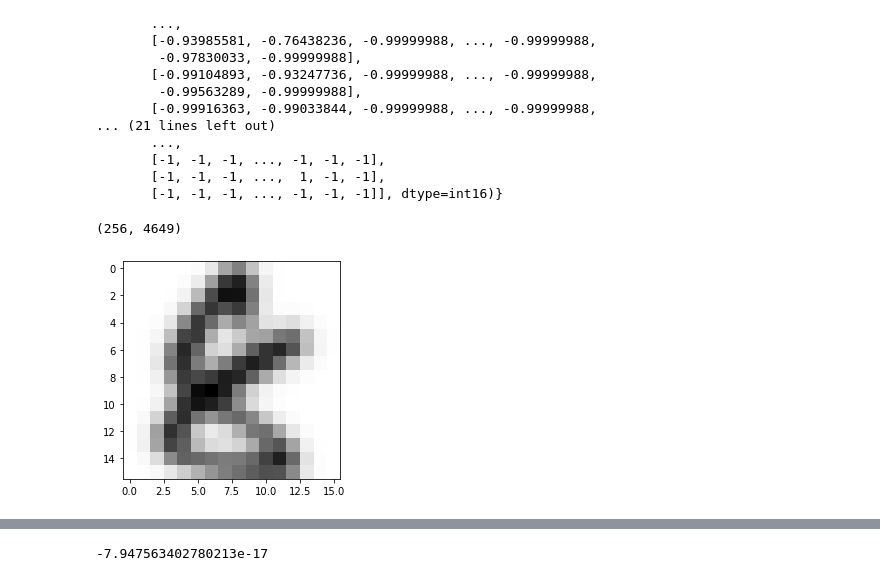
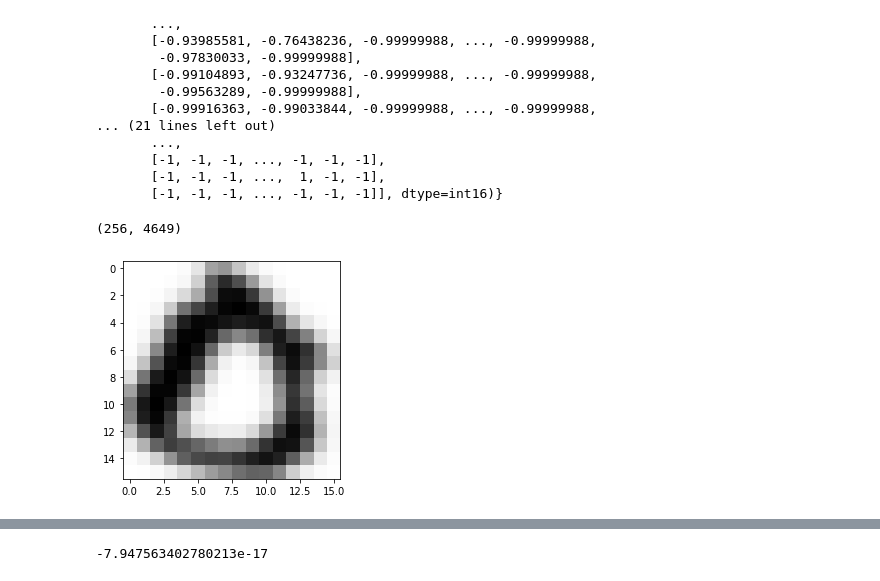
Before and after one commit to muic-pattern-rekt-2018/exercise-6-filled, a Jupyter notebook: Exercise 6 PCA.ipynb, the cells around one changed output, grey strips where cells are left out. Drawn from its saved outputs; the diff is of its cells as text; code cells hidden in the pictures.

```diff
--- a/Exercise 6 PCA.ipynb
+++ b/Exercise 6 PCA.ipynb
@@ -149,13 +149,16 @@ print(D)
 # %%
 images = D['train_patterns']
 print(images.shape)
 def show(img):
     im = img.reshape(16,16) #you can try print it
     plt.imshow(im, interpolation='none', cmap=cm.Greys)
-show(images[:,9])
+show(images[:,1])
+
+
+labels = np.argmax(D['train_labels'], axis=0)
 # %% [output]
 (256, 4649)
-[figure, old version]
+[figure, new version]
 # %%
 # normalize
 mean = np.mean(images, axis=1)[:, None]
```
Also changed, not shown: parts of 16 cells of this notebook.
